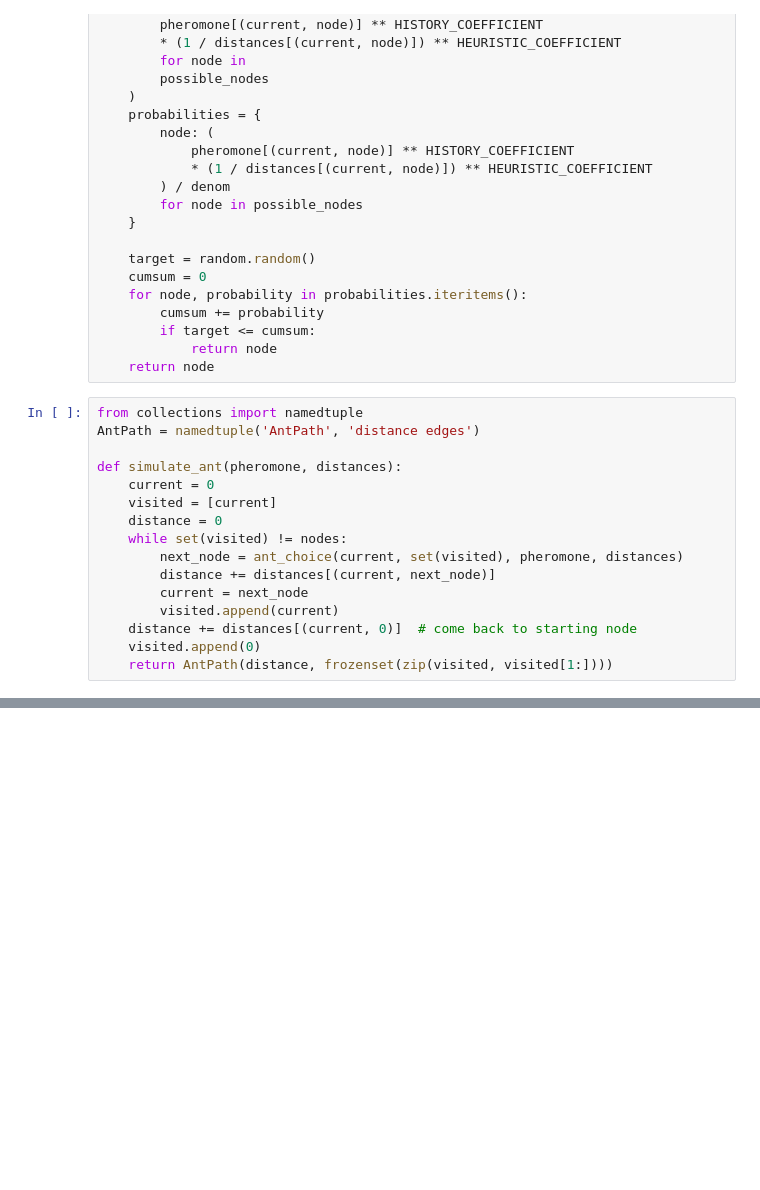
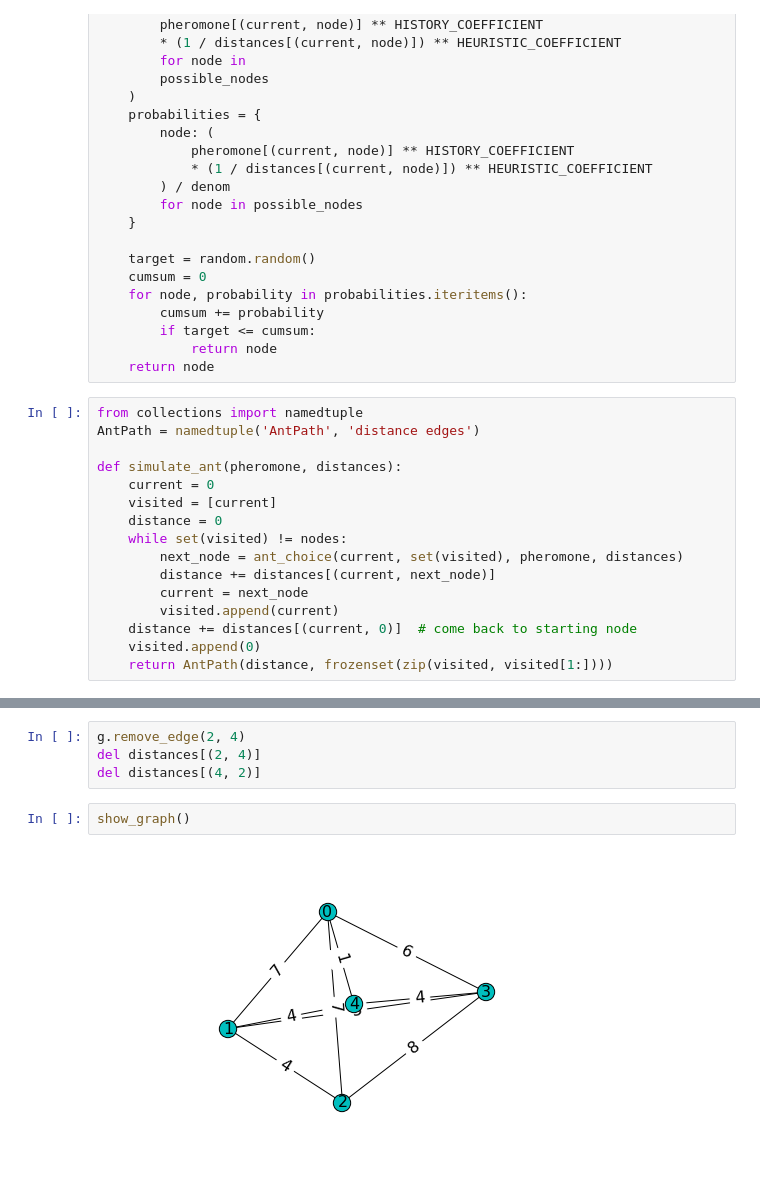
Before and after one commit to hchasestevens/aco, a Jupyter notebook: ACO.ipynb, the cells around one changed output, grey strips where cells are left out. Saved outputs shown, nothing was run; the diff lists cells and outputs as text; blank space fills up the shorter version.

```diff
--- a/ACO.ipynb
+++ b/ACO.ipynb
@@ -170,0 +171,8 @@ for i in xrange(NUM_ITERATIONS):
+# %%
+g.remove_edge(2, 4)
+del distances[(2, 4)]
+del distances[(4, 2)]
+# %%
+show_graph()
+# %% [output]
+[figure, added]
```
Also changed, not shown: parts of 4 cells of this notebook.
